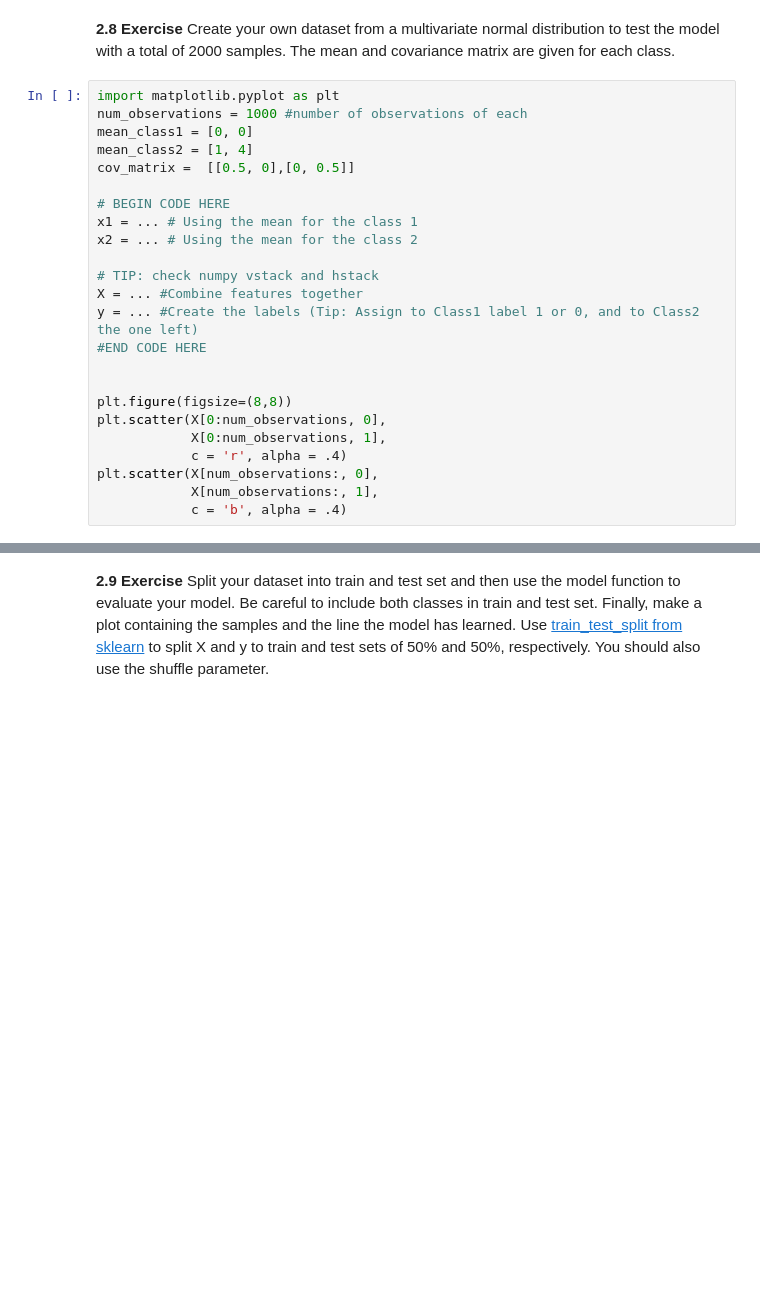
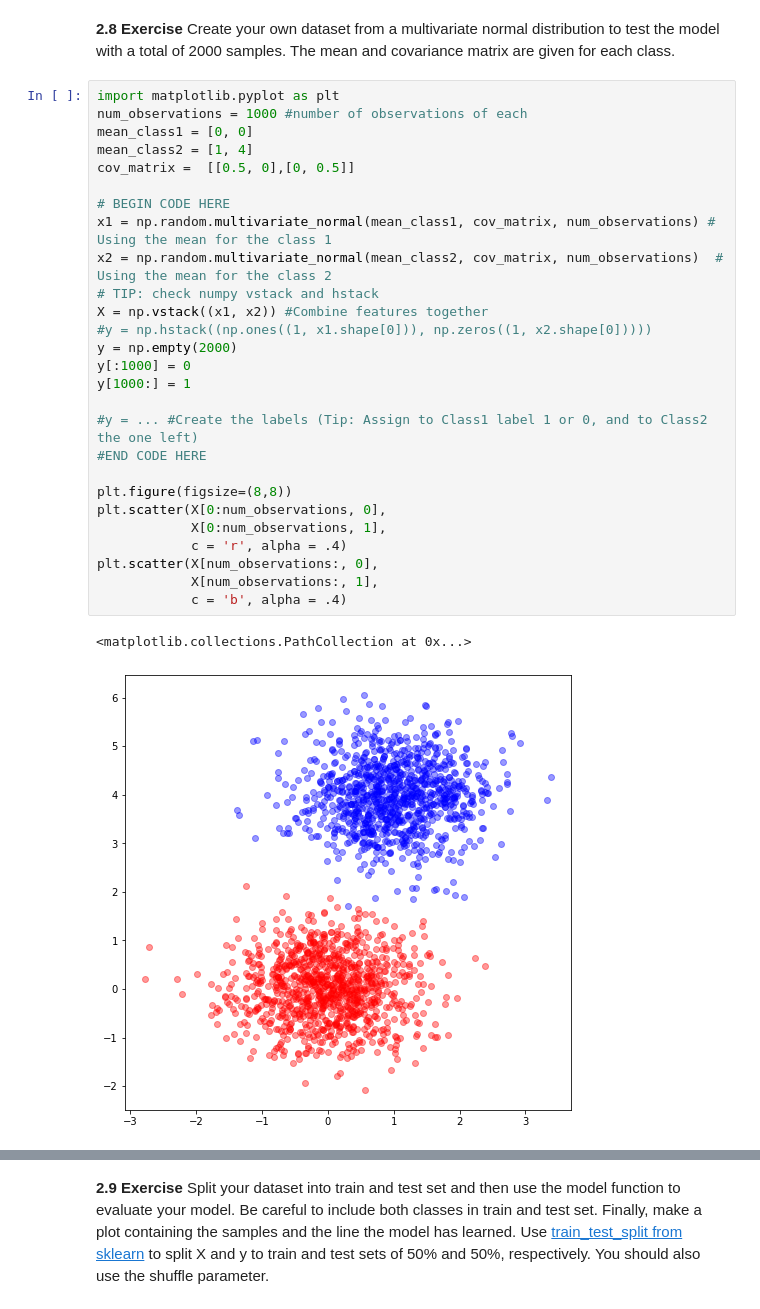
Before and after one commit to helenmand/Machine-Learning-assignments, a Jupyter notebook: first/LinearModels/3580_ELENI_MANDANA_emandana@csd.auth.gr_LinearModels.ipynb, the cells around one changed output, grey strips where cells are left out. Drawn from its saved outputs; the diff is of its cells as text; blank space fills up the shorter version.

```diff
--- a/first/LinearModels/3580_ELENI_MANDANA_emandana@csd.auth.gr_LinearModels.ipynb
+++ b/first/LinearModels/3580_ELENI_MANDANA_emandana@csd.auth.gr_LinearModels.ipynb
@@ -655,27 +685,33 @@ def model(X_train, Y_train, X_test, Y_test, num_iterations = 2000, learning_rate
 # %%
 import matplotlib.pyplot as plt
 num_observations = 1000 #number of observations of each
 mean_class1 = [0, 0]
 mean_class2 = [1, 4]
 cov_matrix =  [[0.5, 0],[0, 0.5]]
 
 # BEGIN CODE HERE
-x1 = ... # Using the mean for the class 1
-x2 = ... # Using the mean for the class 2
+x1 = np.random.multivariate_normal(mean_class1, cov_matrix, num_observations) # Using the mean for the class 1
+x2 = np.random.multivariate_normal(mean_class2, cov_matrix, num_observations)  # Using the mean for the class 2
+# TIP: check numpy vstack and hstack
+X = np.vstack((x1, x2)) #Combine features together
+#y = np.hstack((np.ones((1, x1.shape[0])), np.zeros((1, x2.shape[0]))))
+y = np.empty(2000)
+y[:1000] = 0
+y[1000:] = 1
 
-# TIP: check numpy vstack and hstack
-X = ... #Combine features together
-y = ... #Create the labels (Tip: Assign to Class1 label 1 or 0, and to Class2 the one left)
+#y = ... #Create the labels (Tip: Assign to Class1 label 1 or 0, and to Class2 the one left)
 #END CODE HERE
-
 
 plt.figure(figsize=(8,8))
 plt.scatter(X[0:num_observations, 0],
             X[0:num_observations, 1],
             c = 'r', alpha = .4)
 plt.scatter(X[num_observations:, 0],
             X[num_observations:, 1],
             c = 'b', alpha = .4)
+# %% [output]
+<matplotlib.collections.PathCollection at 0x...>
+[figure, added]
 # %% [markdown]
 Your plot should look like similar to this:
 
```
Also changed, not shown: parts of 19 cells of this notebook.
